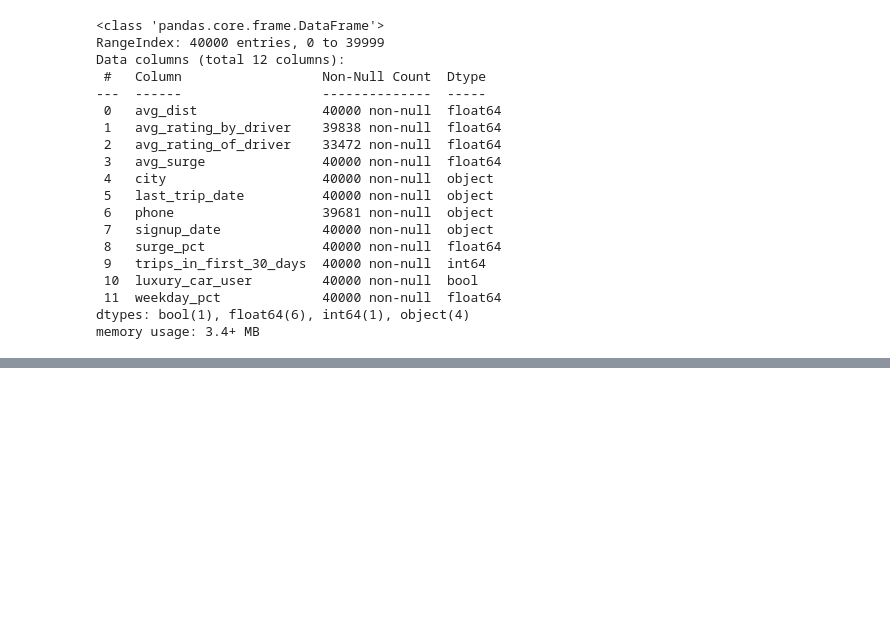
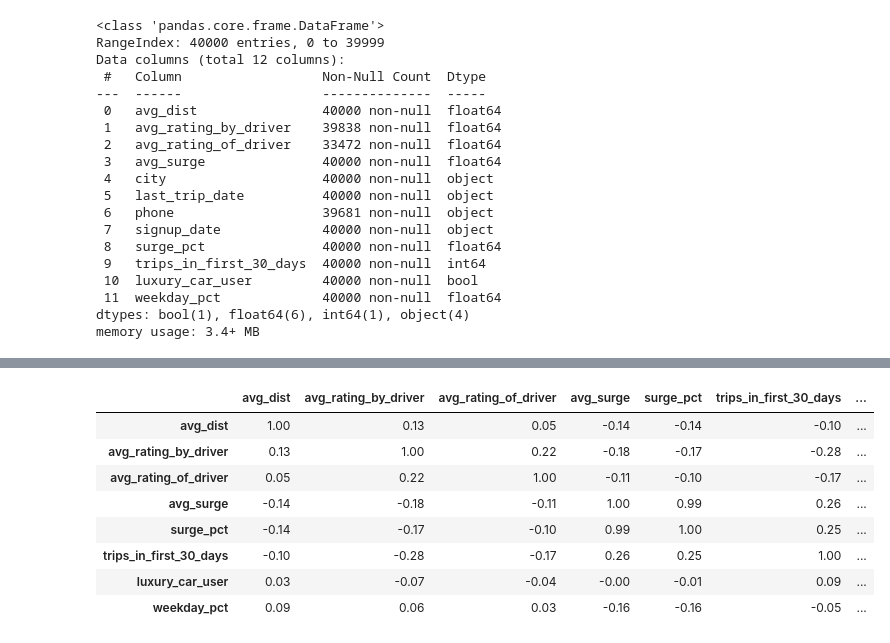
Before and after one commit to MegansColorado/supervised-learning-casestudy, a Jupyter notebook: notebooks/paul_eda.ipynb, the cells around one changed output, grey strips where cells are left out. Drawn from its saved outputs; the diff is of its cells as text; code cells hidden in the pictures; blank space fills up the shorter version.

```diff
--- a/notebooks/paul_eda.ipynb
+++ b/notebooks/paul_eda.ipynb
@@ -89,0 +148,12 @@ dataobj = data_cls(data)
+# %%
+dataobj.get_corr()
+# %% [output]
+|  | avg_dist | avg_rating_by_driver | avg_rating_of_driver | avg_surge | surge_pct | trips_in_first_30_days | ... |
+| avg_dist | 1.00 | 0.13 | 0.05 | -0.14 | -0.14 | -0.10 | ... |
+| avg_rating_by_driver | 0.13 | 1.00 | 0.22 | -0.18 | -0.17 | -0.28 | ... |
+| avg_rating_of_driver | 0.05 | 0.22 | 1.00 | -0.11 | -0.10 | -0.17 | ... |
+| avg_surge | -0.14 | -0.18 | -0.11 | 1.00 | 0.99 | 0.26 | ... |
+| surge_pct | -0.14 | -0.17 | -0.10 | 0.99 | 1.00 | 0.25 | ... |
+| trips_in_first_30_days | -0.10 | -0.28 | -0.17 | 0.26 | 0.25 | 1.00 | ... |
+| luxury_car_user | 0.03 | -0.07 | -0.04 | -0.00 | -0.01 | 0.09 | ... |
+| weekday_pct | 0.09 | 0.06 | 0.03 | -0.16 | -0.16 | -0.05 | ... |
```
Also changed, not shown: parts of 12 cells of this notebook, 4 other files.
